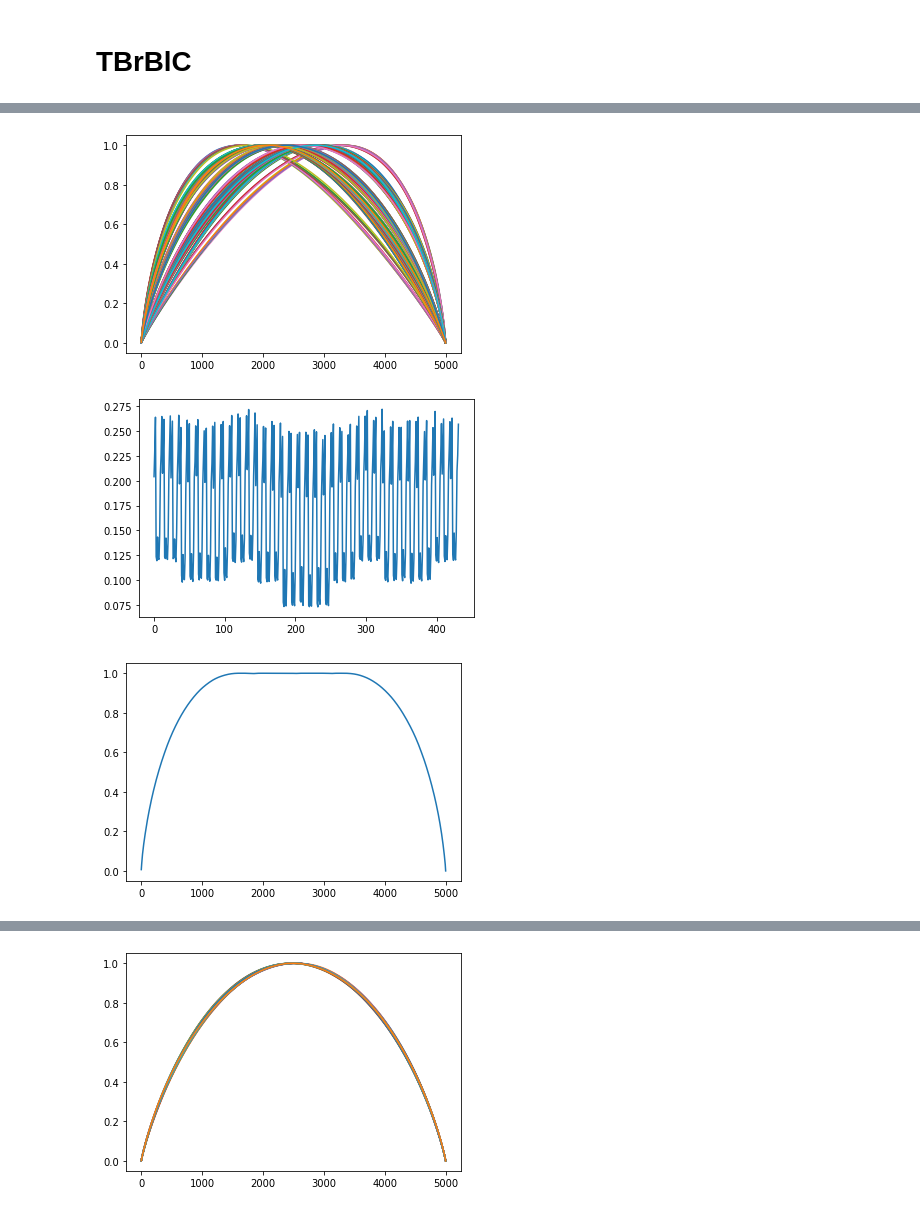
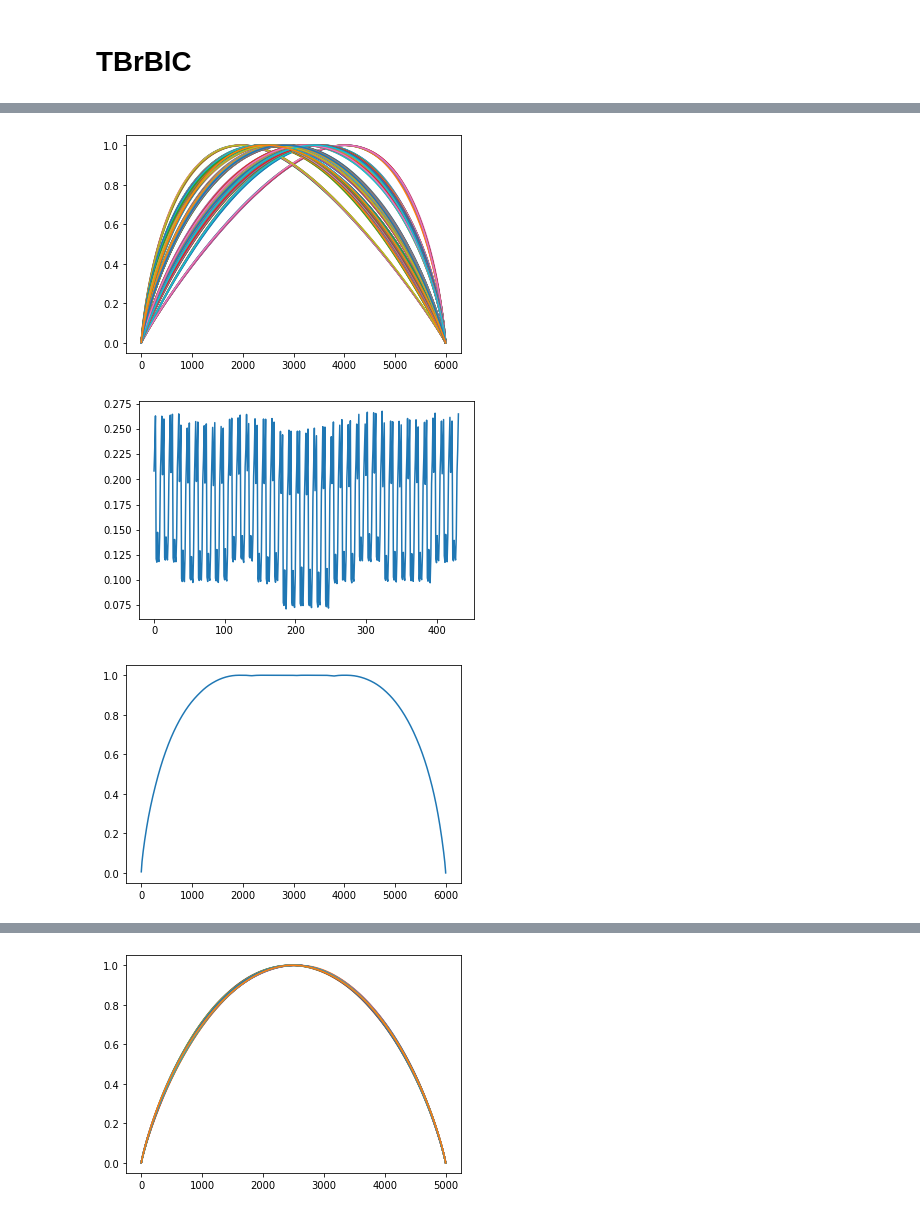
Before and after one commit to dkorzh10/general_lipschitz, a Jupyter notebook: notebooks/TBrBlC.ipynb, the cells around one changed output, grey strips where cells are left out. Saved outputs shown, nothing was run; the diff lists cells and outputs as text; code cells hidden in the pictures.

```diff
--- a/notebooks/TBrBlC.ipynb
+++ b/notebooks/TBrBlC.ipynb
@@ -260,17 +300,33 @@ def gamma(x, b, c, tr_type:str):
 # %%
-ns = 5000
-x0 = jnp.array([1.0,3.0, 3.]) #additive
+ns = 6000
+x0 = jnp.array([1.0,3.0, 3., 1, 1.1]) #additive
 d = 5
 b_zero = jnp.array([0., 0., 0., 0.0, 1.0])
 betas1 = jnp.linspace(-5., 5., 3).astype(int) * 1.0
 betas2 = jnp.linspace(-5., 5., 4).astype(int) * 1.0
 betas3 = jnp.linspace(0.01, 1.0, 3)
 betas4 = jnp.linspace(-0.2, 0.2, 4)
 betas5 = jnp.linspace(0.9, 1.2, 3)
 
 betas_list = [betas1, betas2, betas3, betas4, betas5]
 betas = jnp.asarray(list(map(jnp.array, itertools.product(betas1, betas2, betas3, betas4, betas5))))
 
-type_of_transform = 'tbbc'
+type_of_transform = 'tbbc_ray'
 
 bounds, p, g = compute_normed_bounds(compute_bound, x0, gamma, b_zero, betas, key, ns, d, type_of_transform)
+
+x, xi = pxi_to_xi(p)
+
+for b in bounds[:1000]:
+    plt.plot(b)
+plt.show()
+
+plt.plot(g)
+plt.show()
+
+plt.plot(p)
+plt.show()
+# %% [output]
+[figure, added]
+[figure, added]
+[figure, added]
@@ -279,14 +332,0 @@ x, xi = pxi_to_xi(p)
-# %%
-for b in bounds[:1000]:
-    plt.plot(b)
-plt.show()
-
-plt.plot(g)
-plt.show()
-
-plt.plot(p)
-plt.show()
-# %% [output]
-[figure, removed]
-[figure, removed]
-[figure, removed]
```
Also changed, not shown: parts of 16 cells of this notebook, 28 other files.
